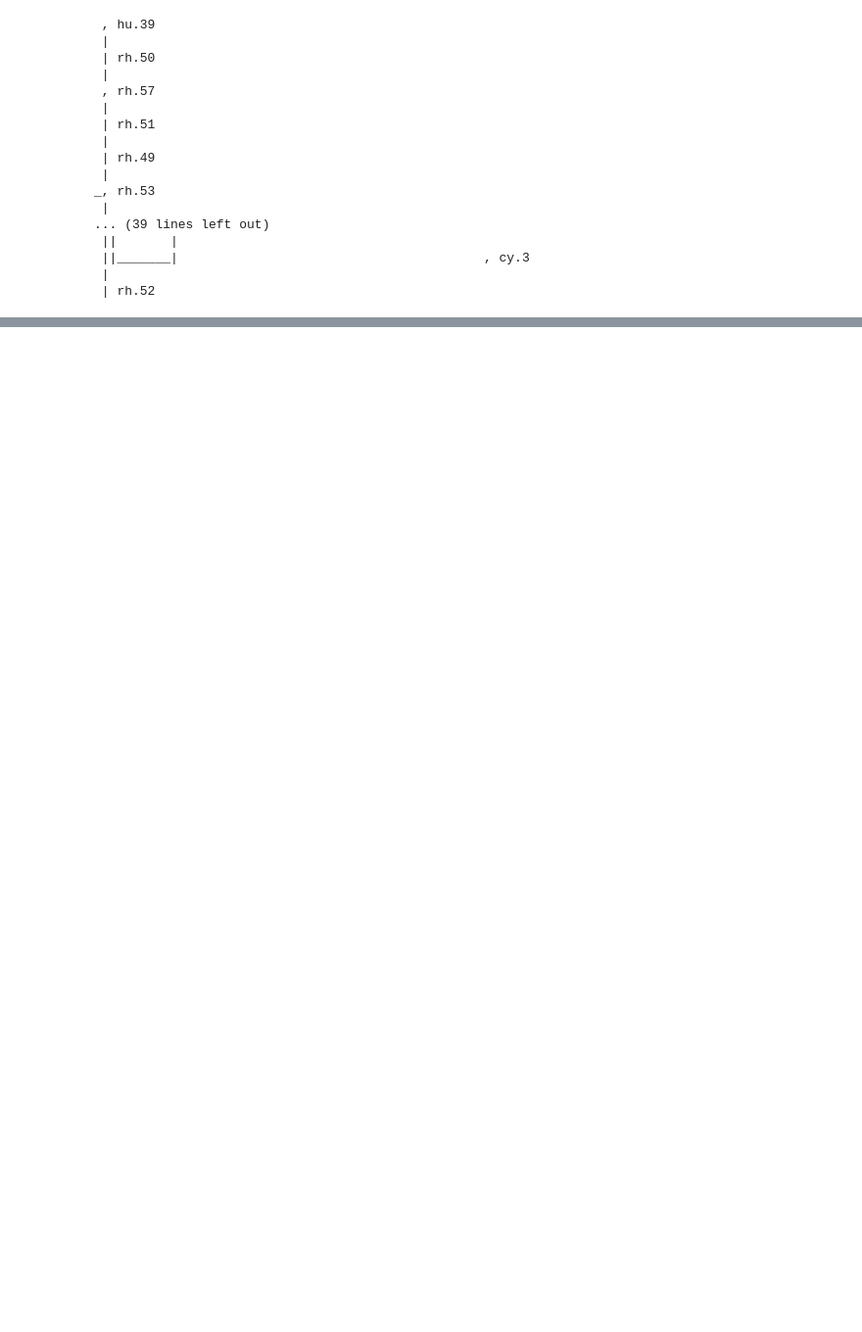
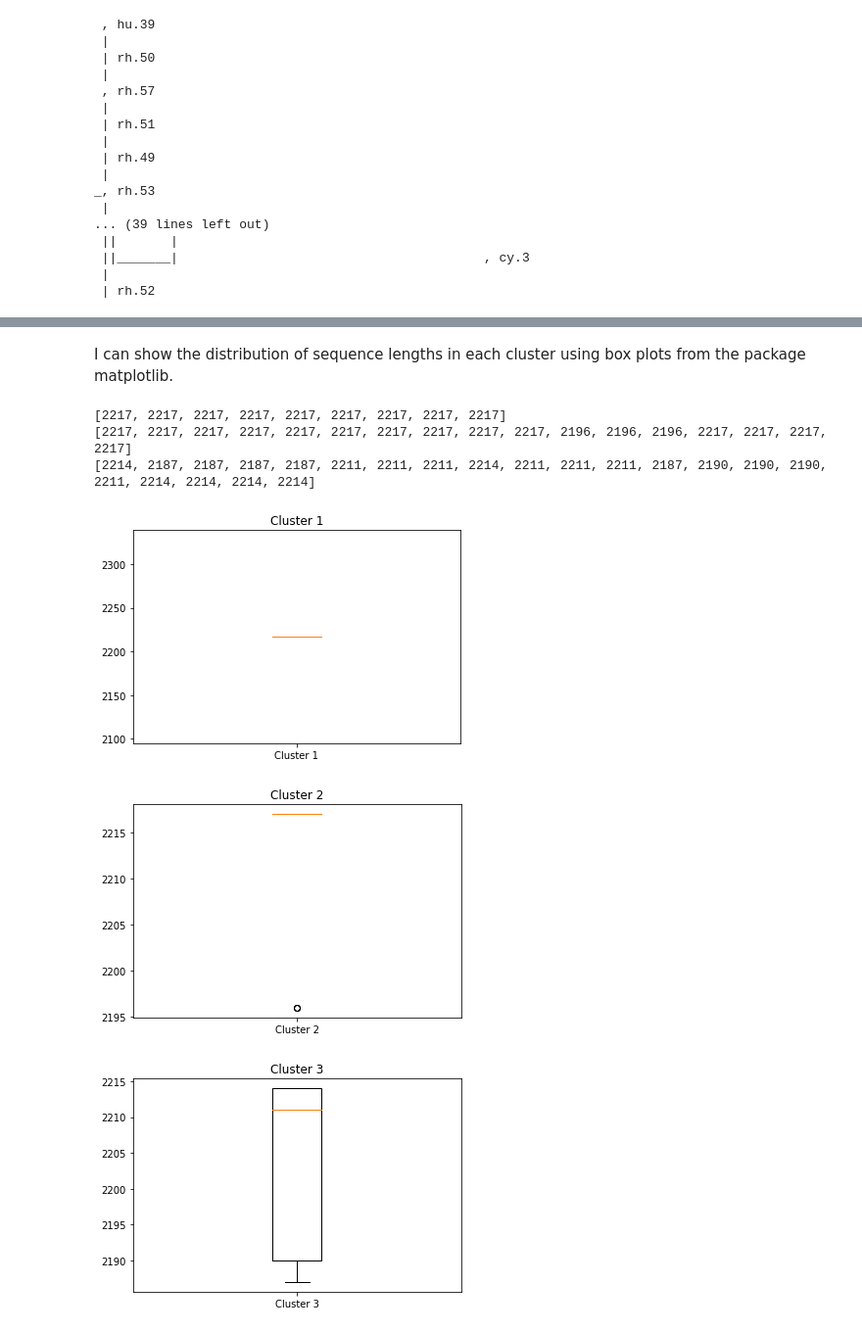
Before and after one commit to karinnav/Lab2, a Jupyter notebook: Lab 2.ipynb, the cells around one changed output, grey strips where cells are left out. Shown: that part at 98% size. Drawn from its saved outputs; the diff is of its cells as text; code cells hidden in the pictures; blank space fills up the shorter version.

```diff
--- a/Lab 2.ipynb
+++ b/Lab 2.ipynb
@@ -44,0 +43,10 @@ SeqIO.write(my_recs, open("cluster1.fa", "w"), "fasta")
+# %%
+from Bio import SeqIO
+
+#List of representative cluster sequence IDs
+clusterReps_seqs = ["hu.39", "cy.3", "hu.40"]
+
+for seq_rec in SeqIO.parse("seqs.fa", "fasta"):
+    #Prints the representative clusters to the screen
+    if seq_rec.id in clusterReps_seqs:
+        print(seq_rec.id + "\n" + seq_rec.seq)
@@ -90,0 +256,47 @@ AAA
+# %% [markdown]
+I can show the distribution of sequence lengths in each cluster using box plots from the package matplotlib.
+# %%
+#BOXPLOT SHOWING DIFFERENCES IN LEGNTH
+#Cluster 1
+Seq_Lengths1 = []
+
+for seq_rec in SeqIO.parse("cluster1.fa", "fasta"):
+    Seq_Lengths1.append(len(seq_rec))
+
+print(Seq_Lengths1)
+
+#Cluster 2
+Seq_Lengths2 = []
+
+for seq_rec in SeqIO.parse("cluster2.fa", "fasta"):
+    Seq_Lengths2.append(len(seq_rec))
+
+print(Seq_Lengths2)
+
+
+#Cluster 3
+Seq_Lengths3 = []
+
+for seq_rec in SeqIO.parse("cluster3.fa", "fasta"):
+    Seq_Lengths3.append(len(seq_rec))
+
+print(Seq_Lengths3)
+
+plt.boxplot(Seq_Lengths1, labels = ["Cluster 1"])
+plt.title("Cluster 1")
+plt.show()
+
+plt.boxplot(Seq_Lengths2, labels = ["Cluster 2"])
+plt.title("Cluster 2")
+plt.show()
+
+plt.boxplot(Seq_Lengths3, labels = ["Cluster 3"])
+plt.title("Cluster 3")
+plt.show()
+# %% [output]
+[2217, 2217, 2217, 2217, 2217, 2217, 2217, 2217, 2217]
+[2217, 2217, 2217, 2217, 2217, 2217, 2217, 2217, 2217, 2217, 2196, 2196, 2196, 2217, 2217, 2217, 2217]
+[2214, 2187, 2187, 2187, 2187, 2211, 2211, 2211, 2214, 2211, 2211, 2211, 2187, 2190, 2190, 2190, 2211, 2214, 2214, 2214, 2214]
+[figure, added]
+[figure, added]
+[figure, added]
```
Also changed, not shown: parts of 12 cells of this notebook, 6 other files.
